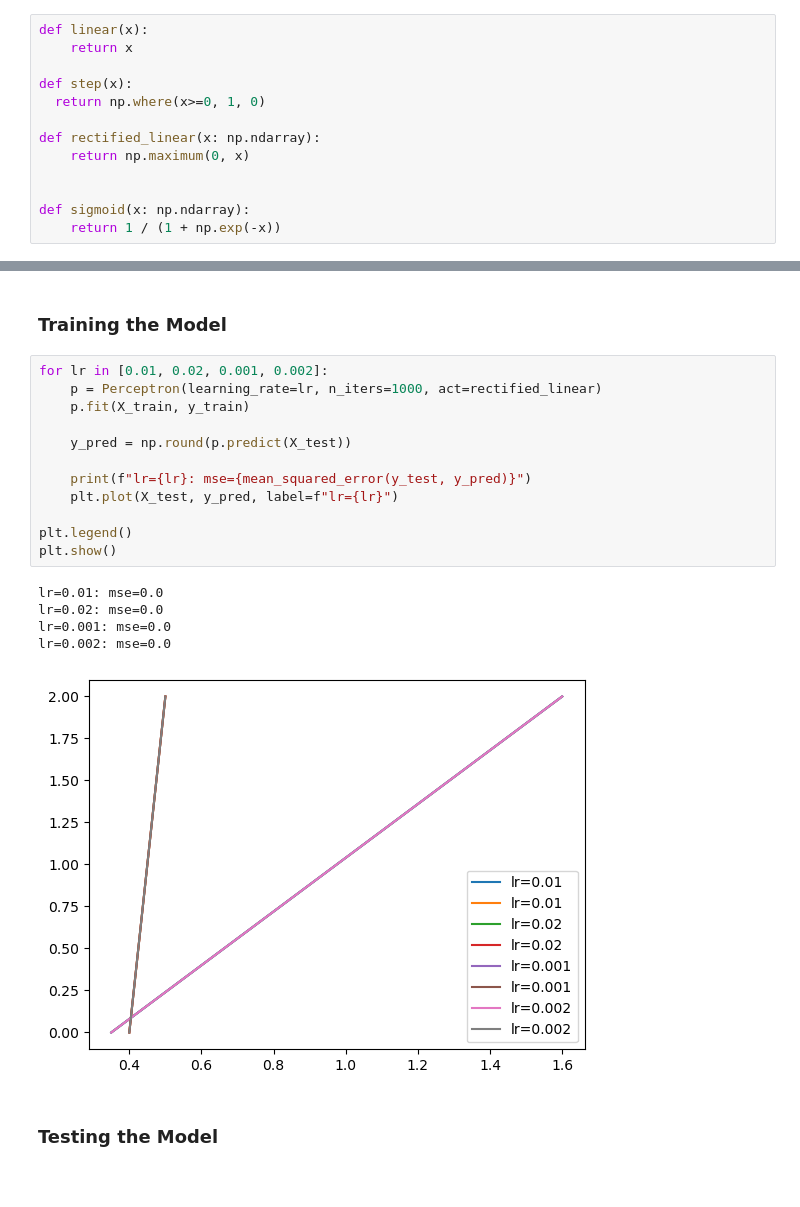
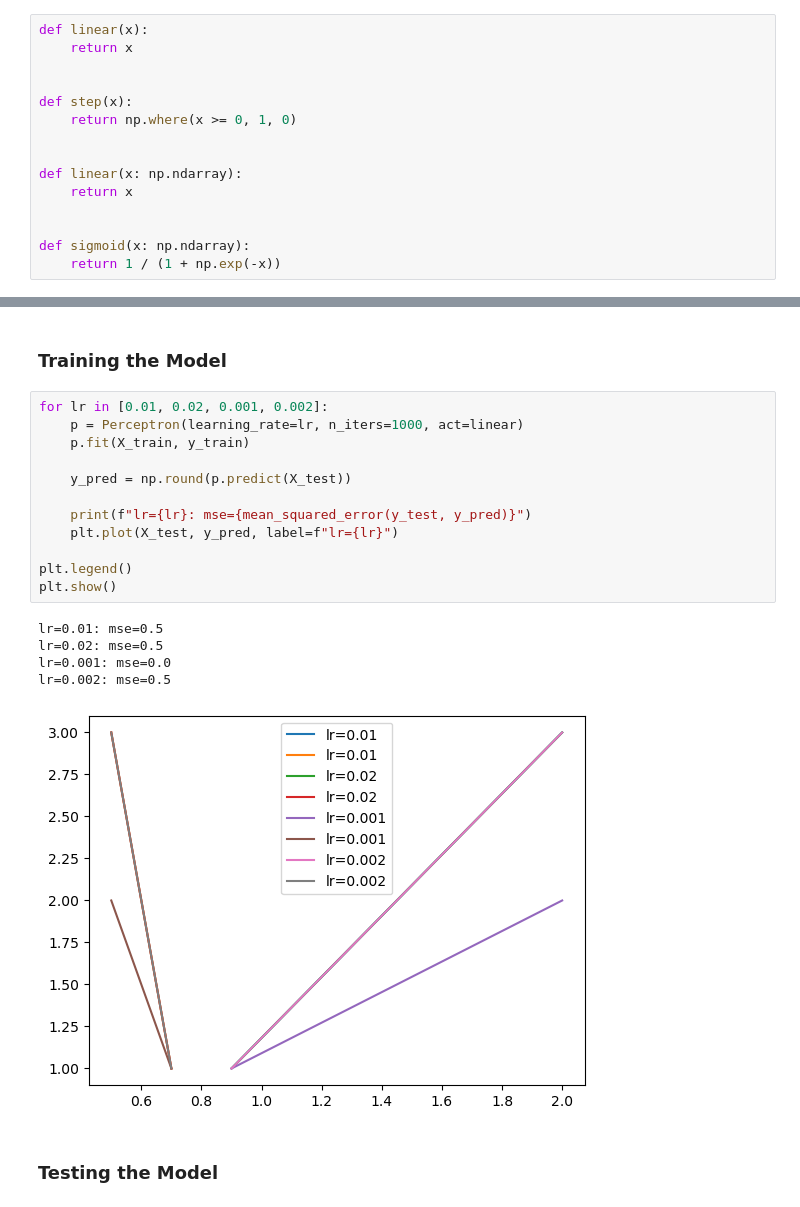
Before and after one commit to tiesen243/neural-network, a Jupyter notebook: perceptron.ipynb, the cells around one changed output, grey strips where cells are left out. Drawn from its saved outputs; the diff is of its cells as text.

```diff
--- a/perceptron.ipynb
+++ b/perceptron.ipynb
@@ -15,11 +15,13 @@ from sklearn.metrics import mean_squared_error
 def linear(x):
     return x
 
+
 def step(x):
-  return np.where(x>=0, 1, 0)
+    return np.where(x >= 0, 1, 0)
 
-def rectified_linear(x: np.ndarray):
-    return np.maximum(0, x)
+
+def linear(x: np.ndarray):
+    return x
 
 
 def sigmoid(x: np.ndarray):
@@ -79,22 +81,22 @@ X_train, X_test, y_train, y_test = train_test_split(
 ### Training the Model
 # %%
 for lr in [0.01, 0.02, 0.001, 0.002]:
-    p = Perceptron(learning_rate=lr, n_iters=1000, act=rectified_linear)
+    p = Perceptron(learning_rate=lr, n_iters=1000, act=linear)
     p.fit(X_train, y_train)
 
     y_pred = np.round(p.predict(X_test))
 
     print(f"lr={lr}: mse={mean_squared_error(y_test, y_pred)}")
     plt.plot(X_test, y_pred, label=f"lr={lr}")
 
 plt.legend()
 plt.show()
 # %% [output]
-lr=0.01: mse=0.0
-lr=0.02: mse=0.0
+lr=0.01: mse=0.5
+lr=0.02: mse=0.5
 lr=0.001: mse=0.0
-lr=0.002: mse=0.0
+lr=0.002: mse=0.5
-[figure, old version]
+[figure, new version]
 # %% [markdown]
 ### Testing the Model
 # %%
```
Also changed, not shown: parts of 12 cells of this notebook.
